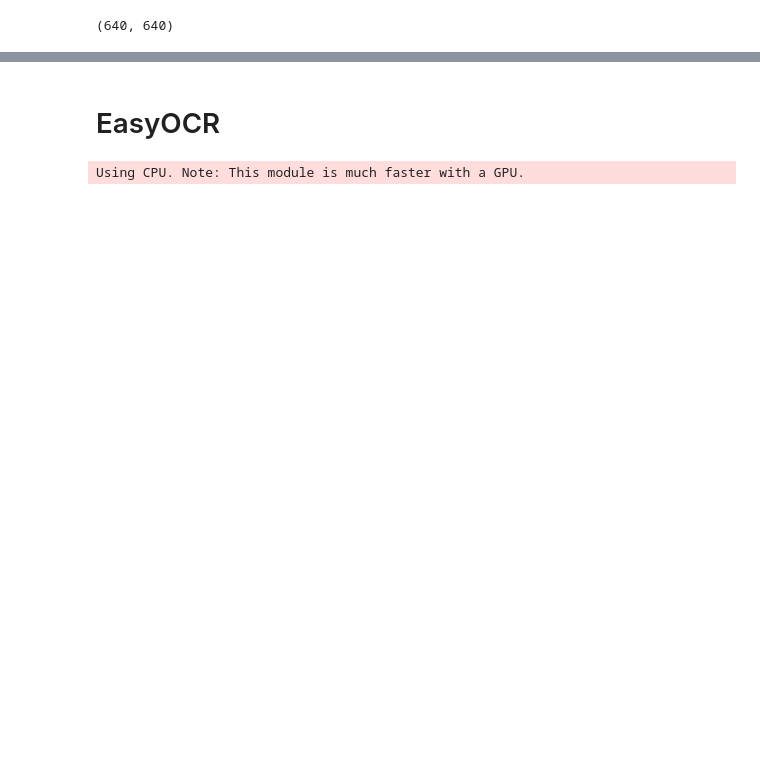
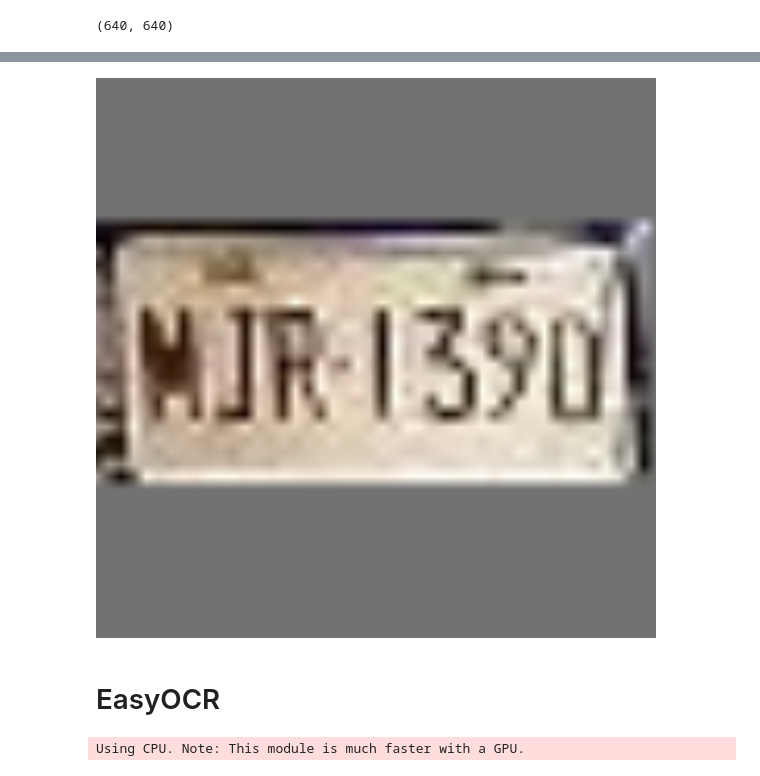
Before and after one commit to hermeschen1116/taiwan-license-plate-recognition, a Jupyter notebook: src/scripts/ocr/test_ocr_method.ipynb, the cells around one changed output, grey strips where cells are left out. Saved outputs shown, nothing was run; the diff lists cells and outputs as text; code cells hidden in the pictures; blank space fills up the shorter version.

```diff
--- a/src/scripts/ocr/test_ocr_method.ipynb
+++ b/src/scripts/ocr/test_ocr_method.ipynb
@@ -23,0 +31,2 @@ image.size
+# %%
+results = yolo_model.predict(test_multi_image_path)
@@ -24,3 +38,9 @@ image.size
+# %%
+images = extract_license_plate(results)
+# %%
+Image.fromarray(cv2.cvtColor(images[4], cv2.COLOR_BGR2RGB))
+# %% [output]
+[figure, added]
 # %% [markdown]
 # EasyOCR
 # %%
```
Also changed, not shown: parts of 19 cells of this notebook, 2 other files.
